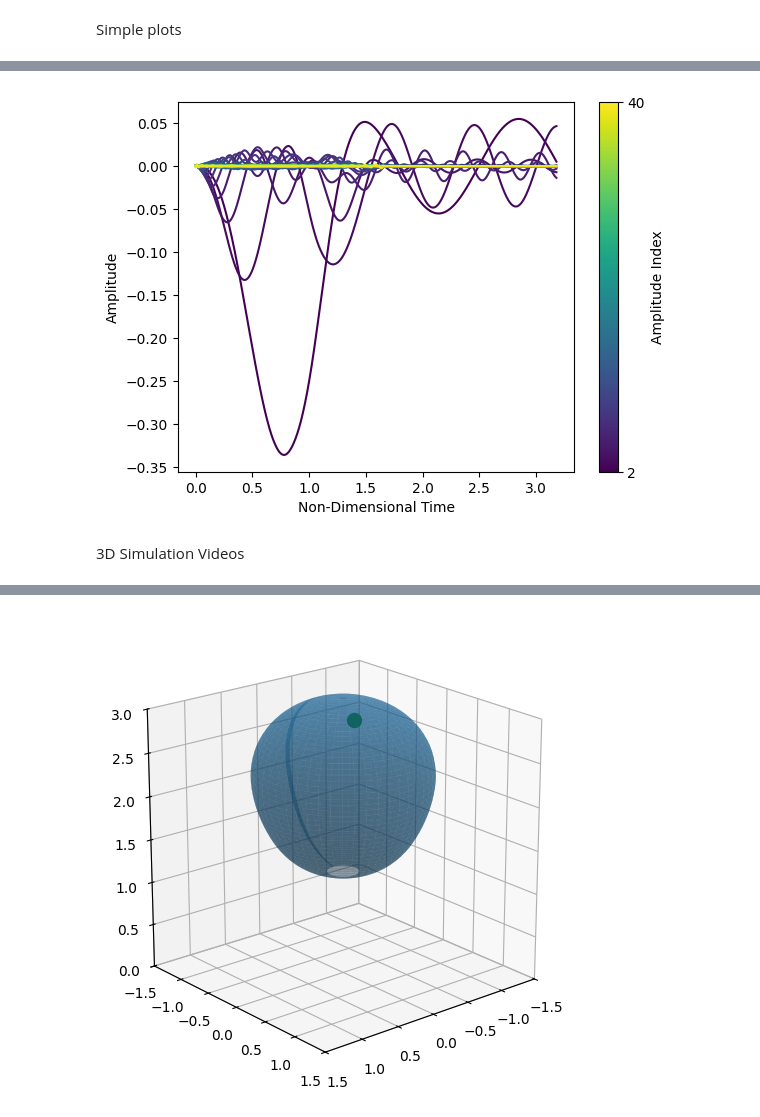
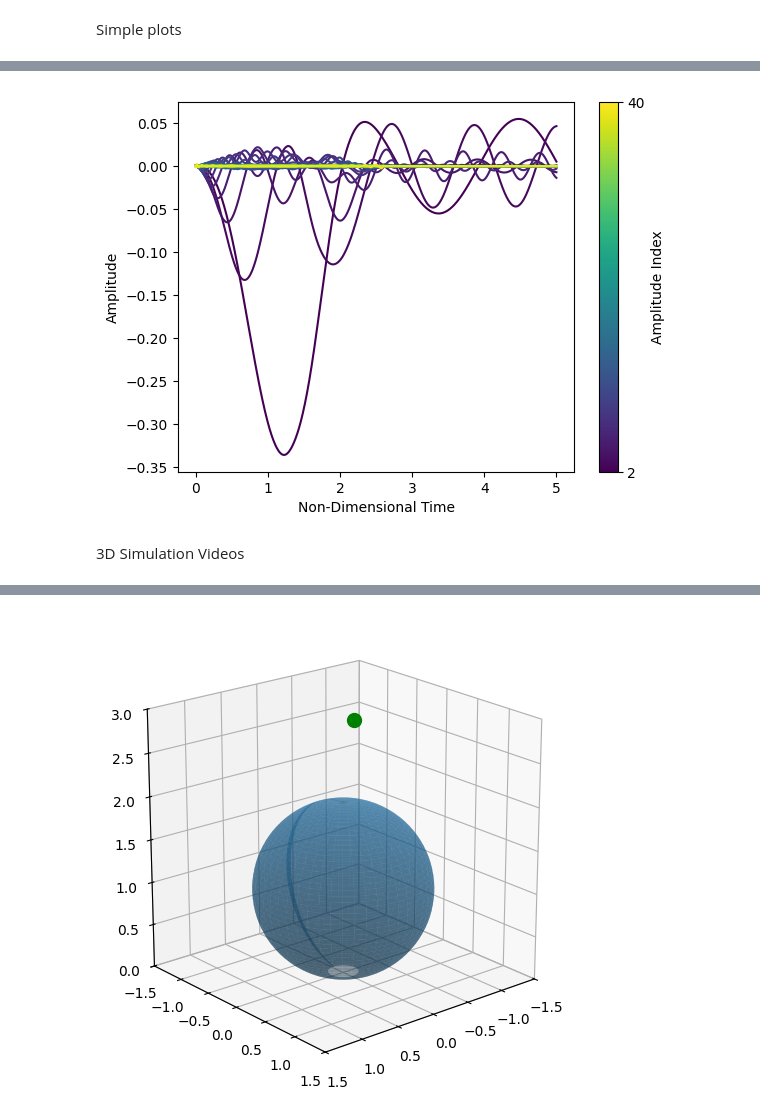
Before and after one commit to Katiekuehr/Drop_Simulations, a Jupyter notebook: drop_simulations_singular.ipynb, the cells around one changed output, grey strips where cells are left out. Drawn from its saved outputs; the diff is of its cells as text; code cells hidden in the pictures.

```diff
--- a/drop_simulations_singular.ipynb
+++ b/drop_simulations_singular.ipynb
@@ -386,7 +386,7 @@ def north_and_south_pole(all_amps_vec, h):
     undeformed_south_pole_radius = 1
 
     #Adding deformations from the Legendre modes
-    for i in range(2, n_thetas):
+    for i in range(2, n_thetas+1):
         undeformed_north_pole_radius += all_amps_vec[i-2] * Legendre(-1, i)
         undeformed_south_pole_radius += all_amps_vec[i-2] * Legendre(1, i)
 
@@ -414,7 +414,7 @@ def maximum_radius(all_amps_vec):
     """
 
     radii = np.ones(n_thetas) #Setting radi at all sampled points to an undeformed radius
-    for i in range(2, n_thetas):
+    for i in range(2, n_thetas+1):
         for ind_angles in range(n_thetas): #Adding deformation
             radii[ind_angles] += all_amps_vec[i - 2][0] * Legendre(np.cos(theta_vec[ind_angles]), i)
 
@@ -757,7 +756,7 @@ def development_of_amplitudes(all_amps_arr):
 
     #Create times list t for x-axes
     t_intervall = len(all_north_poles_list)
-    t = np.linspace(0, all_north_poles_list[-1].item(), t_intervall)
+    t = np.linspace(0, times_list[-1], t_intervall)
 
     #Plot individual amplitudes with designated colors
     for amp_ind in range(n_thetas-1):
@@ -784,7 +783,7 @@ def development_of_amplitudes(all_amps_arr):
 
 development_of_amplitudes(all_amps_arr)
 # %% [output]
-[figure, old version]
+[figure, new version]
 # %% [markdown]
 3D Simulation Videos
 # %%
@@ -840,21 +839,20 @@ def drop_simulation(all_amps_list, all_h_list, all_m_list, all_times_list, n_the
     #Initialize plot data
 
     radii = np.ones(n_thetas_int) #Set undeformed radius
-    for i in range(2, n_thetas): #Add deformation of every mode at every angle
+    for i in range(2, n_thetas+1): #Add deformation of every mode at every angle
         for ind_angles in range(n_thetas_int):
             radii[ind_angles] += all_amps_arr[0, i - 2][0] * Legendre(np.cos(thetas_3D[ind_angles]), i)
 
+    #Transform to xy coordinates
+    x = [radii[i] * np.cos(new_thetas[i]) for i in range(n_thetas_int)]
+    z = [radii[i] * np.sin(new_thetas[i]) + 1 - (1- all_h_list[0]) for i in range(n_thetas_int)]
 
-        #Transform to xy coordinates
-        x = [radii[i] * np.cos(new_thetas[i]) for i in range(n_thetas_int)]
-        z = [radii[i] * np.sin(new_thetas[i]) + 1 - (1- all_h_list[0]) for i in range(n_thetas_int)]
+    x_init = np.outer(x, np.sin(phi))
+    y_init = np.outer(x, np.cos(phi)) #Create axisymmetry
+    z_init = np.zeros_like(x_init)
 
-        x_init = np.outer(x, np.sin(phi))
-        y_init = np.outer(x, np.cos(phi)) #Create axisymmetry
-        z_init = np.zeros_like(x_init)
-
-        for i in range(len(x)):
-            z_init[i:i+1,:] = np.full_like(z_init[0,:], z[i])
+    for i in range(len(x)):
+        z_init[i:i+1,:] = np.full_like(z_init[0,:], z[i])
 
     #Define plot to add to
     my_plot = ax.plot_surface(x_init, y_init, z_init)
@@ -862,7 +860,7 @@ def drop_simulation(all_amps_list, all_h_list, all_m_list, all_times_list, n_the
     def drawframe(n): #Run function for remaining time
         if n < len(all_amps_arr):
             radii = np.ones((n_thetas_int))
-            for i in range(2, n_thetas):
+            for i in range(2, n_thetas+1):
                 for ind_angles in range(n_thetas_int):
                     radii[ind_angles] += all_amps_arr[n, i - 2][0] * Legendre(np.cos(thetas_3D[ind_angles]), i)
 
@@ -878,34 +876,34 @@ def drop_simulation(all_amps_list, all_h_list, all_m_list, all_times_list, n_the
                 z_layer[i:i+1,:] = np.full_like(z_layer[0,:], z[i])
 
             ax.clear()
             ax.set_xlim((-1.5, 1.5))
             ax.set_ylim((-1.5, 1.5))
             ax.set_zlim((0, 3))
             ax.view_init(view_vertical, view_horizontal)
             ax.set_box_aspect([1, 1, 1])
             my_plot = ax.plot_surface(x_layer, y_layer, z_layer, alpha=0.5)
 
             #Indicate whether in contact or not
             if all_m_list[n] != 0:
                 my_plot = ax.scatter(-1, -1, 2.5, color="red", s=100)
             else:
                 my_plot = ax.scatter(-1, -1, 2.5, color="green", s=100)
 
 
         return my_plot,
 
     anim = animation.FuncAnimation(fig, drawframe, frames=len(all_amps_arr), interval=all_times_list[-1] / speeds, blit=True)
 
     return HTML(anim.to_html5_video())
 
 
 #Calling
 tend = 100
 t = np.linspace(0, tend, tend + 1)
 drop_simulation(all_amps_arr, all_h_list, all_m_list, times_list, 50, 20)
 # %% [output]
 [interactive output not drawn]
-[figure, old version]
+[figure, new version]
 # %%
 def pressure_simulation(all_press_list, all_times_list, n_thetas_int, speeds):
 
```
Also changed, not shown: parts of 7 cells of this notebook, 1 other file.
